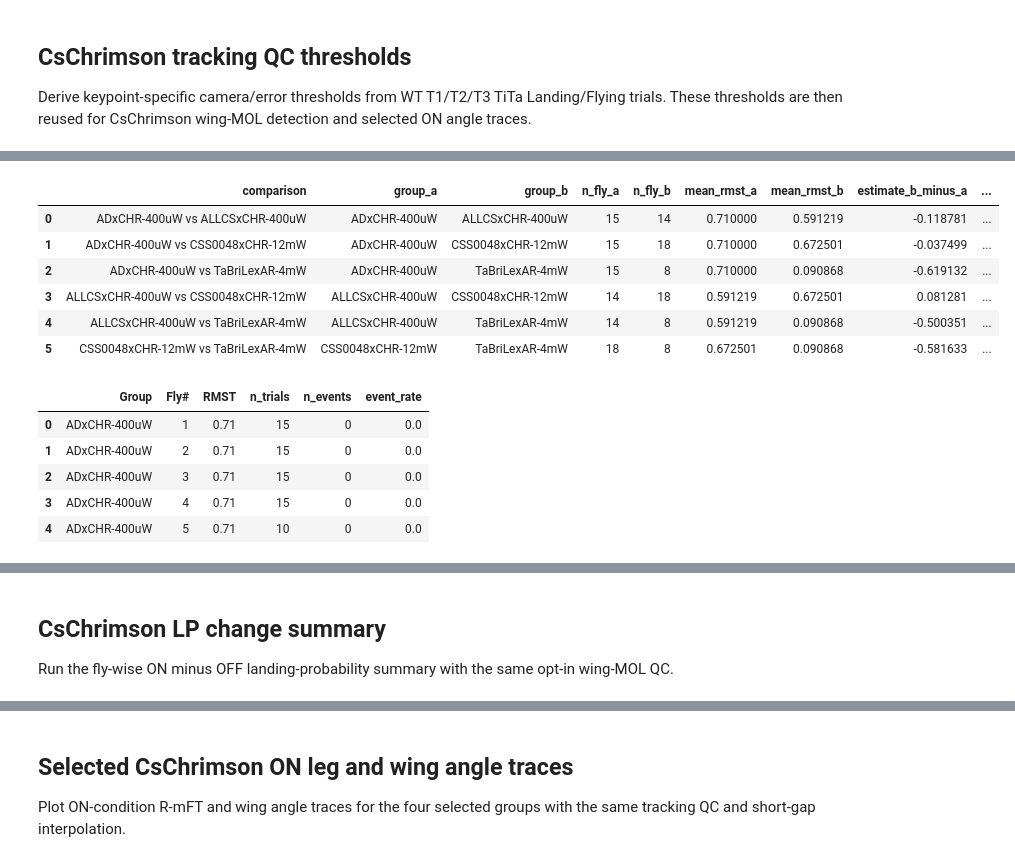
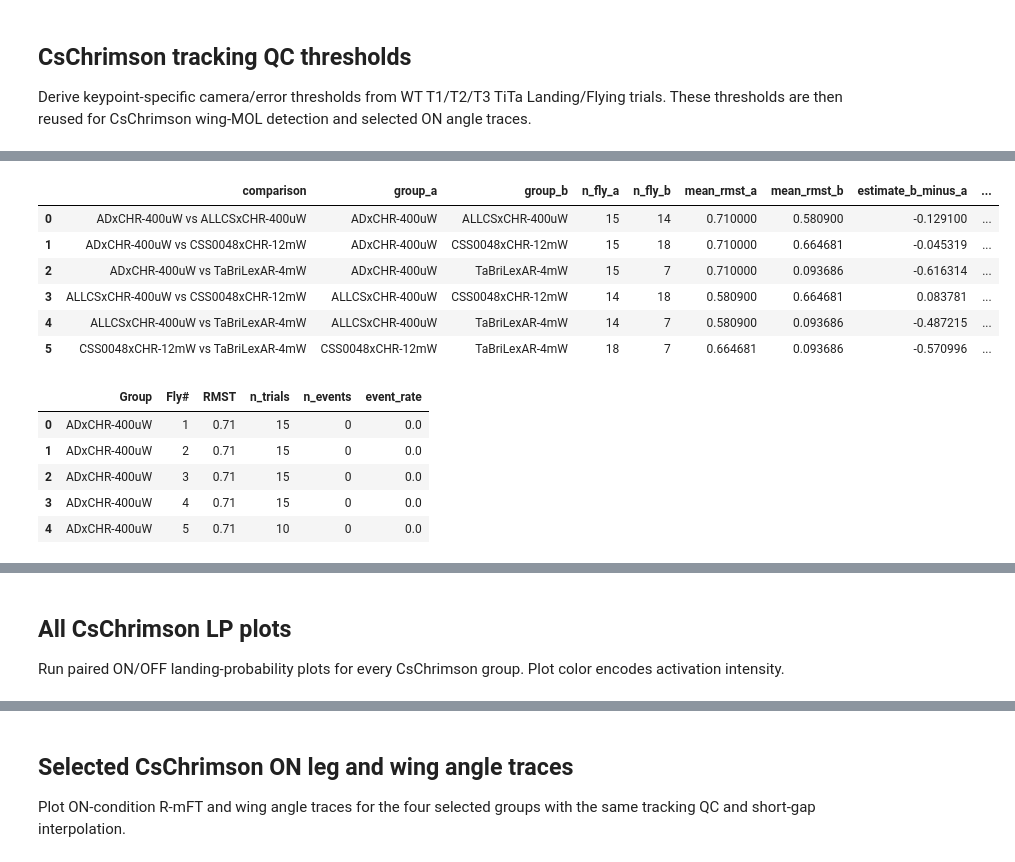
Before and after one commit to TseWeiKuo/AnalysisAndFigures, a Jupyter notebook: OptogeneticFigure.ipynb, the cells around one changed output, grey strips where cells are left out. Drawn from its saved outputs; the diff is of its cells as text; code cells hidden in the pictures.

```diff
--- a/OptogeneticFigure.ipynb
+++ b/OptogeneticFigure.ipynb
@@ -93,6 +93,7 @@ chr_low_keys = [
     "HP2xChr-400uW",
     "TaCSxCHR-400uW",
     "AllCSxChr-400uW",
+    "ANxCHR-400uW",
 ]
 chr_med_keys = [
     "IAVxCHR-4mW",
@@ -102,6 +103,7 @@ chr_med_keys = [
     "CSS0048xCHR-4mW",
     "BiCSxCHR-4mW",
     "BiCS-HaltxCHR-4mW",
+    "ANxChr-4mW",
 ]
 chr_high_keys = [
     "IAVxCHR-12mW",
@@ -113,6 +115,7 @@ chr_high_keys = [
     "BICSxCHR-12mW",
     "BICSHALTxCHR-12mW",
     "CSS0021xCHR-12mW",
+    "ANxCHR-12mW",
 ]
 gtacr_keys = [
     "WT_Green",
@@ -184,7 +187,12 @@ chrimson_selected_keys = [
     "CSS0048xCHR-12mW",
     "TaBriLexAR-4mW",
 ]
-chrimson_selected_colors = ["#1f77b4", "#ff7f0e", "#2ca02c", "#9467bd"]
+chrimson_selected_colors = [
+    "#F4A3A3",
+    "#F4A3A3",
+    "#7F0000",
+    "#D73027",
+]
 
 gtacr_colors = {
     "WT_Green": "black",
@@ -272,42 +275,39 @@ Use plot_chrimson_LP to derive QC-filtered ON latency/event rows, then plot the
 # %%
 RUN_CHR_SELECTED_ON_KM = True
 
 if RUN_CHR_SELECTED_ON_KM:
-    lp_out = output_folder("CsChrimson_Figure_4", "selected_groups_LP_inputs")
     selected_on_ll_data = []
-    with working_directory(lp_out):
-        for group_key in chrimson_selected_keys:
-            selected_on_ll_data.append(
-                plotter.plot_chrimson_LP(
-                    group_info=groups[group_key],
-                    color="red",
-                    threshold=0.71,
-                    **CHR_ANGLE_QC_KWARGS,
-                )
+    for group_key in chrimson_selected_keys:
+        selected_on_ll_data.append(
+            plotter.get_chrimson_metadata_on_ll_data(
+                group_info=groups[group_key],
+                tau=0.71,
+                light_on_frame=750,
             )
+        )
 
     km_out = output_folder("CsChrimson_Figure_4", "selected_groups_ON_landing_latency_KM")
     km_prefix = km_out / "Figure_4_selected_CsChrimson_ON_landing_latency_KM"
     selected_on_km_stats_df, selected_on_fly_rmst_df = plotter.plot_kmc_and_unpaired_rmst_perm(
         data_list=selected_on_ll_data,
         file_name=str(km_prefix),
         tau=0.71,
         n_perm=N_PERM,
         random_state=0,
         colors=chrimson_selected_colors,
         invert_curve=True,
     )
     display(selected_on_km_stats_df)
     display(selected_on_fly_rmst_df.head())
     show_pdf(f"{km_prefix}-KMC.pdf")
 # %% [output]
 |  | comparison | group_a | group_b | n_fly_a | n_fly_b | mean_rmst_a | mean_rmst_b | estimate_b_minus_a | ... |
-| 0 | ADxCHR-400uW vs ALLCSxCHR-400uW | ADxCHR-400uW | ALLCSxCHR-400uW | 15 | 14 | 0.710000 | 0.591219 | -0.118781 | ... |
-| 1 | ADxCHR-400uW vs CSS0048xCHR-12mW | ADxCHR-400uW | CSS0048xCHR-12mW | 15 | 18 | 0.710000 | 0.672501 | -0.037499 | ... |
-| 2 | ADxCHR-400uW vs TaBriLexAR-4mW | ADxCHR-400uW | TaBriLexAR-4mW | 15 | 8 | 0.710000 | 0.090868 | -0.619132 | ... |
-| 3 | ALLCSxCHR-400uW vs CSS0048xCHR-12mW | ALLCSxCHR-400uW | CSS0048xCHR-12mW | 14 | 18 | 0.591219 | 0.672501 | 0.081281 | ... |
-| 4 | ALLCSxCHR-400uW vs TaBriLexAR-4mW | ALLCSxCHR-400uW | TaBriLexAR-4mW | 14 | 8 | 0.591219 | 0.090868 | -0.500351 | ... |
-| 5 | CSS0048xCHR-12mW vs TaBriLexAR-4mW | CSS0048xCHR-12mW | TaBriLexAR-4mW | 18 | 8 | 0.672501 | 0.090868 | -0.581633 | ... |
+| 0 | ADxCHR-400uW vs ALLCSxCHR-400uW | ADxCHR-400uW | ALLCSxCHR-400uW | 15 | 14 | 0.710000 | 0.580900 | -0.129100 | ... |
+| 1 | ADxCHR-400uW vs CSS0048xCHR-12mW | ADxCHR-400uW | CSS0048xCHR-12mW | 15 | 18 | 0.710000 | 0.664681 | -0.045319 | ... |
+| 2 | ADxCHR-400uW vs TaBriLexAR-4mW | ADxCHR-400uW | TaBriLexAR-4mW | 15 | 7 | 0.710000 | 0.093686 | -0.616314 | ... |
+| 3 | ALLCSxCHR-400uW vs CSS0048xCHR-12mW | ALLCSxCHR-400uW | CSS0048xCHR-12mW | 14 | 18 | 0.580900 | 0.664681 | 0.083781 | ... |
+| 4 | ALLCSxCHR-400uW vs TaBriLexAR-4mW | ALLCSxCHR-400uW | TaBriLexAR-4mW | 14 | 7 | 0.580900 | 0.093686 | -0.487215 | ... |
+| 5 | CSS0048xCHR-12mW vs TaBriLexAR-4mW | CSS0048xCHR-12mW | TaBriLexAR-4mW | 18 | 7 | 0.664681 | 0.093686 | -0.570996 | ... |
 |  | Group | Fly# | RMST | n_trials | n_events | event_rate |
 | 0 | ADxCHR-400uW | 1 | 0.71 | 15 | 0 | 0.0 |
 | 1 | ADxCHR-400uW | 2 | 0.71 | 15 | 0 | 0.0 |
@@ -316,7 +316,7 @@ if RUN_CHR_SELECTED_ON_KM:
 | 4 | ADxCHR-400uW | 5 | 0.71 | 10 | 0 | 0.0 |
 [interactive output not drawn]
 # %% [markdown]
-## CsChrimson LP change summary
+## All CsChrimson LP plots
 
-Run the fly-wise ON minus OFF landing-probability summary with the same opt-in wing-MOL QC.
+Run paired ON/OFF landing-probability plots for every CsChrimson group. Plot color encodes activation intensity.
 # %%
```
Also changed, not shown: parts of 6 cells of this notebook, 23 other files.
